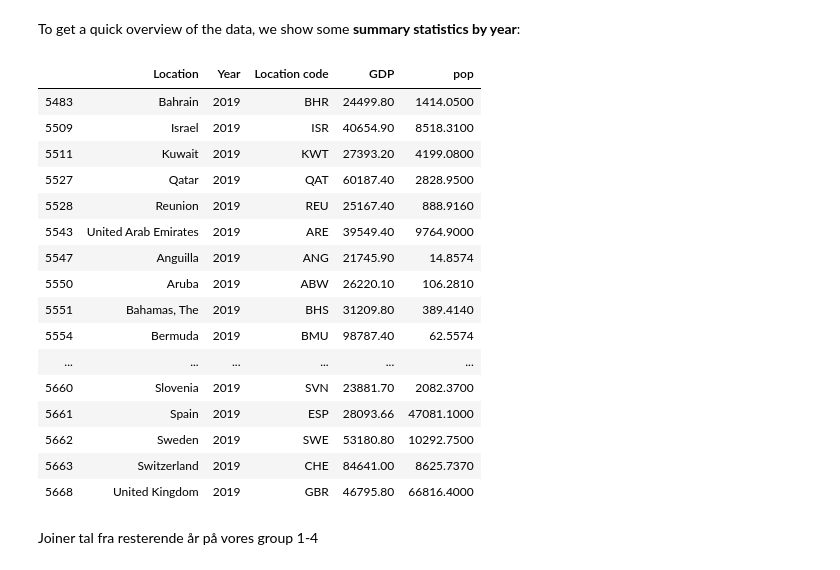
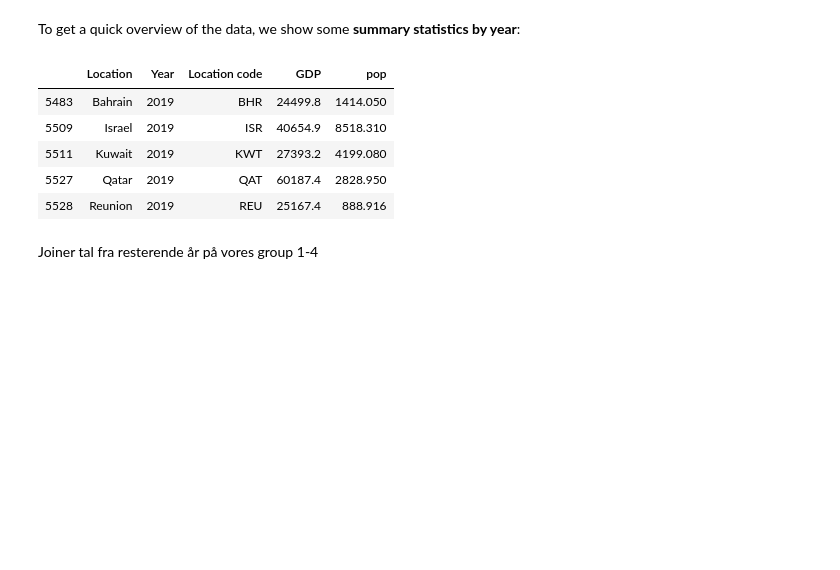
Before and after one commit to NumEconCopenhagen/projects-2020-1001numpyarrays, a Jupyter notebook: dataproject/dataproject.ipynb, the cells around one changed output. Saved outputs shown, nothing was run; the diff lists cells and outputs as text; code cells hidden in the pictures; blank space fills up the shorter version.

```diff
--- a/dataproject/dataproject.ipynb
+++ b/dataproject/dataproject.ipynb
@@ -185,30 +135,19 @@ To get a quick overview of the data, we show some **summary statistics by year**
 # %%
 GDP_pop.groupby('Year').agg(["mean", "max", "min"]).round(2)
 
 #GDP_pop.describe()
 GDP_pop_group4 = GDP_pop[(GDP_pop.GDP <= 1959.62) & (GDP_pop.Year == 2019)]
 GDP_pop_group3 = GDP_pop[( GDP_pop.GDP >= 1959.62) & (GDP_pop.GDP <= 6404.62) & (GDP_pop.Year == 2019)]
 GDP_pop_group2 = GDP_pop[( GDP_pop.GDP >= 6404.62) & (GDP_pop.GDP <= 21745.90) & (GDP_pop.Year == 2019)]
 GDP_pop_group1 = GDP_pop[( GDP_pop.GDP >= 21745.90)  & (GDP_pop.Year == 2019)]
-GDP_pop_group1.head(200)
+GDP_pop_group1.head(5)
 # %% [output]
 |  | Location | Year | Location code | GDP | pop |
-| 5483 | Bahrain | 2019 | BHR | 24499.80 | 1414.0500 |
-| 5509 | Israel | 2019 | ISR | 40654.90 | 8518.3100 |
-| 5511 | Kuwait | 2019 | KWT | 27393.20 | 4199.0800 |
-| 5527 | Qatar | 2019 | QAT | 60187.40 | 2828.9500 |
-| 5528 | Reunion | 2019 | REU | 25167.40 | 888.9160 |
-| 5543 | United Arab Emirates | 2019 | ARE | 39549.40 | 9764.9000 |
-| 5547 | Anguilla | 2019 | ANG | 21745.90 | 14.8574 |
-| 5550 | Aruba | 2019 | ABW | 26220.10 | 106.2810 |
-| 5551 | Bahamas, The | 2019 | BHS | 31209.80 | 389.4140 |
-| 5554 | Bermuda | 2019 | BMU | 98787.40 | 62.5574 |
-| ... | ... | ... | ... | ... | ... |
-| 5660 | Slovenia | 2019 | SVN | 23881.70 | 2082.3700 |
-| 5661 | Spain | 2019 | ESP | 28093.66 | 47081.1000 |
-| 5662 | Sweden | 2019 | SWE | 53180.80 | 10292.7500 |
-| 5663 | Switzerland | 2019 | CHE | 84641.00 | 8625.7370 |
-| 5668 | United Kingdom | 2019 | GBR | 46795.80 | 66816.4000 |
+| 5483 | Bahrain | 2019 | BHR | 24499.8 | 1414.050 |
+| 5509 | Israel | 2019 | ISR | 40654.9 | 8518.310 |
+| 5511 | Kuwait | 2019 | KWT | 27393.2 | 4199.080 |
+| 5527 | Qatar | 2019 | QAT | 60187.4 | 2828.950 |
+| 5528 | Reunion | 2019 | REU | 25167.4 | 888.916 |
 # %% [markdown]
 Joiner tal fra resterende år på vores group 1-4
 # %%
```
Also changed, not shown: parts of 23 cells of this notebook.
